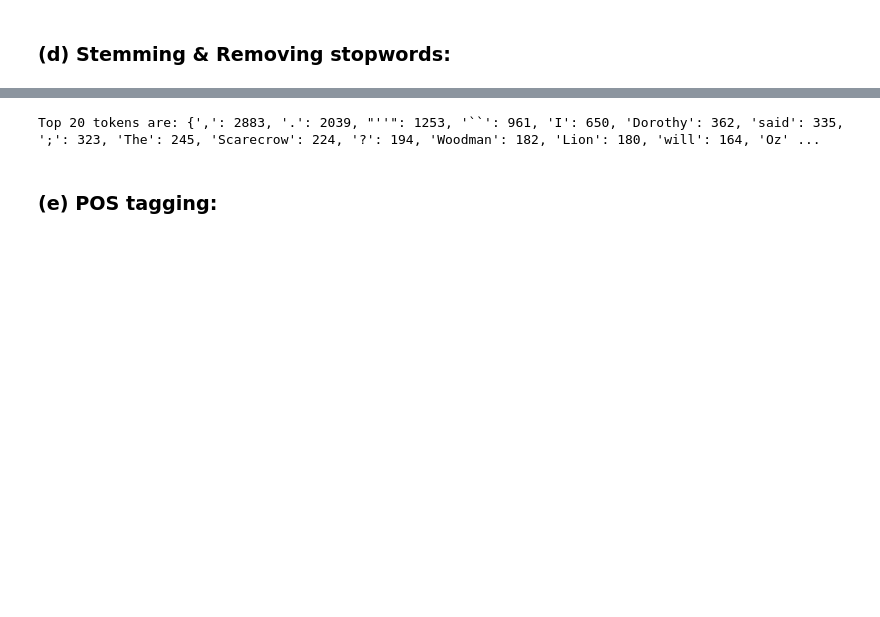
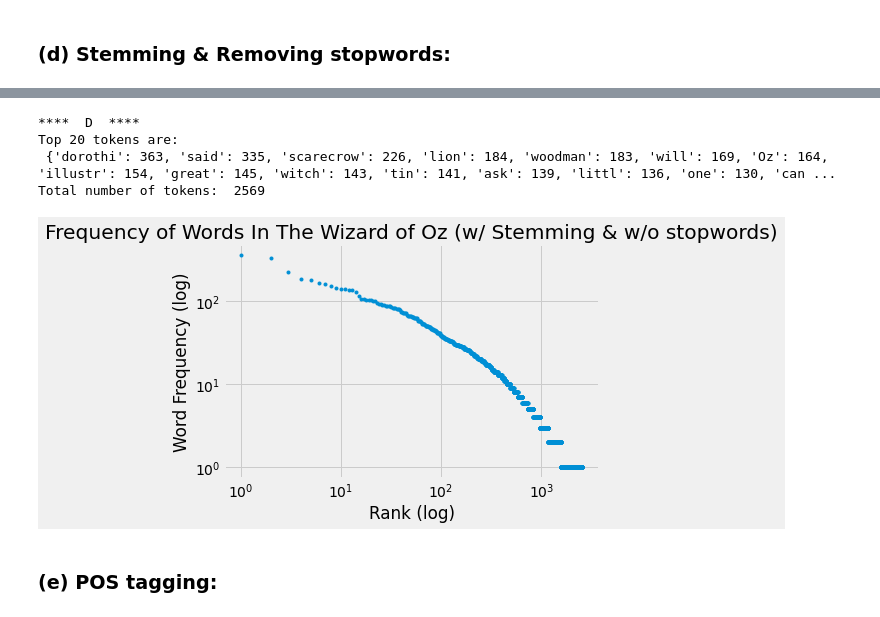
Before and after one commit to noalevitzky/DataMining, a Jupyter notebook: ex3/wizard_of_oz_text_mining.ipynb, the cells around one changed output, grey strips where cells are left out. Cells and saved outputs as stored; diff of their text form; code cells hidden in the pictures; blank space fills up the shorter version.

```diff
--- a/ex3/wizard_of_oz_text_mining.ipynb
+++ b/ex3/wizard_of_oz_text_mining.ipynb
@@ -133,14 +156,8 @@ Top 20 tokens are: {',': 2883, '.': 2039, "''": 1253, '``': 961, 'I': 650, 'Doro
 # %%
 tokens_no_sw_stemmed = stem_sentence(tokens_no_sw)
 ordered_freq_no_sw_stemmed = get_ordered_freq(tokens_no_sw_stemmed)
-freq_y = np.array(list(ordered_freq_no_sw_stemmed.values()))
-rank_x = np.arange(1, len(ordered_freq_no_sw_stemmed)+1)
-
-fig, axes = plt.subplots()
-plt.loglog(rank_x, freq_y, marker=".", linestyle='None')
-
-plt.title('Frequency of Words In The Wizard of Oz (w/ Stemming & w/o stopwords)')
-plt.ylabel('Word Frequency (log)')
-plt.xlabel('Rank (log)')
+fig, axes = parseSection(ordered_freq_no_sw_stemmed, 'D',
+             'Frequency of Words In The Wizard of Oz '
+             '(w/ Stemming & w/o stopwords)')
 plt.show()
 # %% [output]
@@ -149,8 +164,8 @@ plt.show()
+****  D  ****
+Top 20 tokens are:
+ {'dorothi': 363, 'said': 335, 'scarecrow': 226, 'lion': 184, 'woodman': 183, 'will': 169, 'Oz': 164, 'illustr': 154, 'great': 145, 'witch': 143, 'tin': 141, 'ask': 139, 'littl': 136, 'one': 130, 'can ...
+Total number of tokens:  2569
+[figure, added]
-# %%
-res = select_x_highest(ordered_freq_no_sw, 20)
-print("Top 20 tokens are:", res)
-# %% [output]
-Top 20 tokens are: {',': 2883, '.': 2039, "''": 1253, '``': 961, 'I': 650, 'Dorothy': 362, 'said': 335, ';': 323, 'The': 245, 'Scarecrow': 224, '?': 194, 'Woodman': 182, 'Lion': 180, 'will': 164, 'Oz' ...
 # %% [markdown]
 <h3>(e) POS tagging:</h3>
 # %%
```
Also changed, not shown: parts of 26 cells of this notebook, 2 other files.
